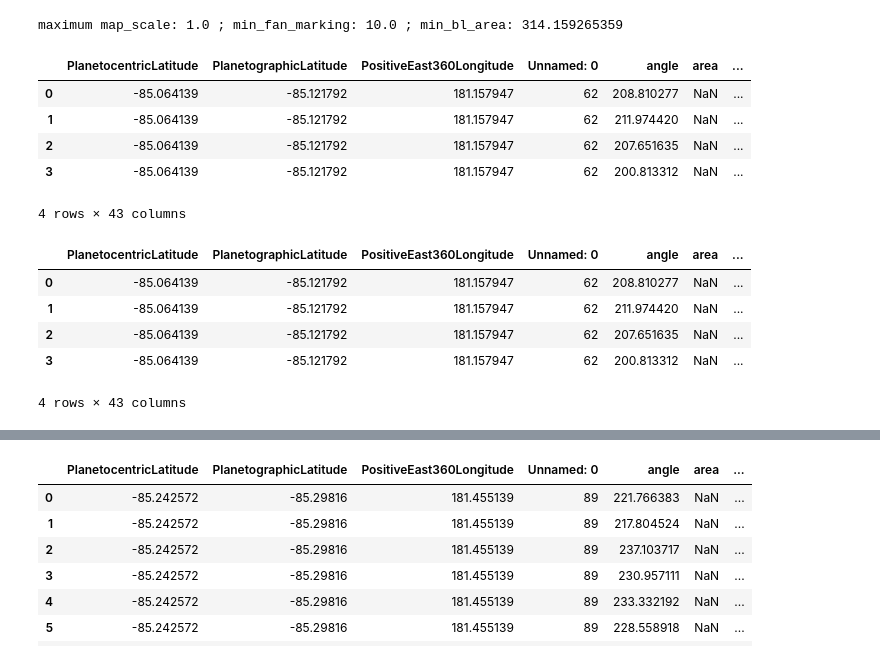
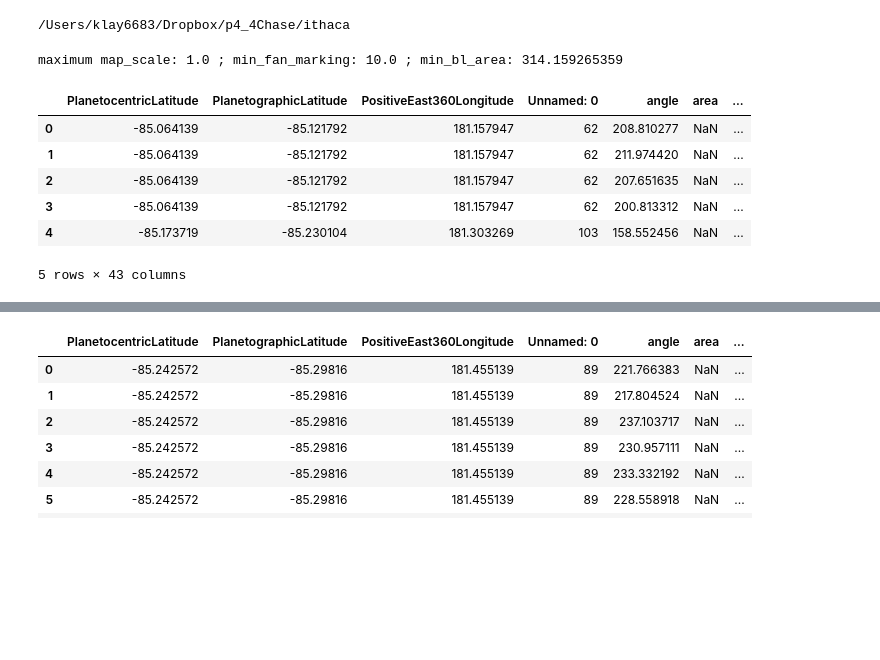
Before and after one commit to chatcher10/reu_notebooks, a Jupyter notebook: Overlapping_Images_with_MA_update.ipynb, the cells around one changed output, grey strips where cells are left out. Drawn from its saved outputs; the diff is of its cells as text; code cells hidden in the pictures; blank space fills up the shorter version.

```diff
--- a/Overlapping_Images_with_MA_update.ipynb
+++ b/Overlapping_Images_with_MA_update.ipynb
@@ -12,6 +15,10 @@ import fiona as fio
 from shapely import affinity
 from shapely.ops import cascaded_union, unary_union
 import time
+# %%
+cd ~/Dropbox/p4_4Chase/ithaca
+# %% [output]
+/Users/klay6683/Dropbox/p4_4Chase/ithaca
 # %%
 # read out metadata for season 2 and 3
 meta = pd.read_csv('ithaca_metadata.csv')
@@ -21,7 +28,7 @@ fans = pd.read_csv('ithaca_fans.csv')
 blotches = pd.read_csv('ithaca_blotches.csv')
 
 # read out tile coordinate data
-tiles = pd.read_csv('ithaca_tile_coords.csv')
+tiles = pd.read_csv('../ithaca_tile_coords.csv')
 # %%
 # find unique obsids in the fans and blotches catalogs
 fimg_names = fans.image_name.unique()
@@ -70,29 +77,23 @@ true_fans = fans[fans.valid_marking==True]
 true_blotches = blotches[blotches.valid_marking==True]
 # %%
 objects = pd.concat([true_fans, true_blotches])
-objects.head(4)
+objects.head()
 # %% [output]
 |  | PlanetocentricLatitude | PlanetographicLatitude | PositiveEast360Longitude | Unnamed: 0 | angle | area | ... |
 | 0 | -85.064139 | -85.121792 | 181.157947 | 62 | 208.810277 | NaN | ... |
 | 1 | -85.064139 | -85.121792 | 181.157947 | 62 | 211.974420 | NaN | ... |
 | 2 | -85.064139 | -85.121792 | 181.157947 | 62 | 207.651635 | NaN | ... |
 | 3 | -85.064139 | -85.121792 | 181.157947 | 62 | 200.813312 | NaN | ... |
+| 4 | -85.173719 | -85.230104 | 181.303269 | 103 | 158.552456 | NaN | ... |
-4 rows × 43 columns
+5 rows × 43 columns
 # %%
 
 objects.rename(columns={'image_name':'name'}, inplace=True)
-objects.binning.iloc[0]
-def get_bins(binning):
-    arr = np.fromstring(binning.strip('[]'), dtype=np.int, sep=',')
-    return arr[4]
-objects.head(4)
+# objects.binning.iloc[0]
+# def get_bins(binning):
+#     arr = np.fromstring(binning.strip('[]'), dtype=np.int, sep=',')
+#     return arr[4]
+# objects.head(4)
-# %% [output]
-|  | PlanetocentricLatitude | PlanetographicLatitude | PositiveEast360Longitude | Unnamed: 0 | angle | area | ... |
-| 0 | -85.064139 | -85.121792 | 181.157947 | 62 | 208.810277 | NaN | ... |
-| 1 | -85.064139 | -85.121792 | 181.157947 | 62 | 211.974420 | NaN | ... |
-| 2 | -85.064139 | -85.121792 | 181.157947 | 62 | 207.651635 | NaN | ... |
-| 3 | -85.064139 | -85.121792 | 181.157947 | 62 | 200.813312 | NaN | ... |
-4 rows × 43 columns
 # %%
 # get list of unique images
 img_unique = objects.name.unique()
```
Also changed, not shown: parts of 15 cells of this notebook.
